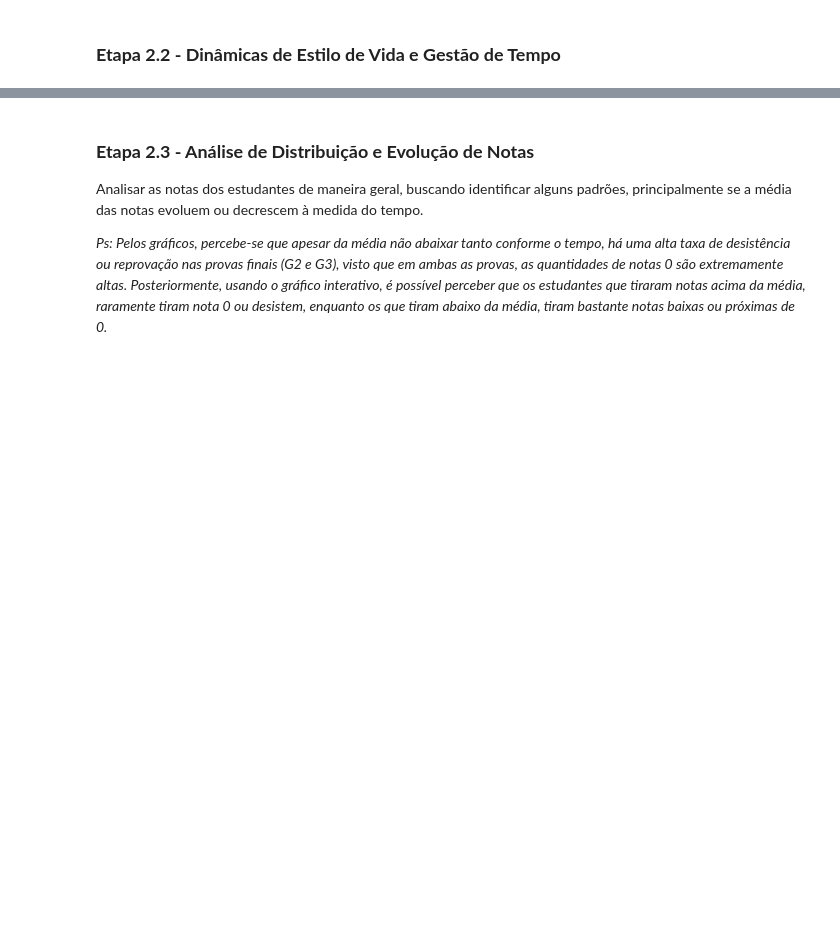
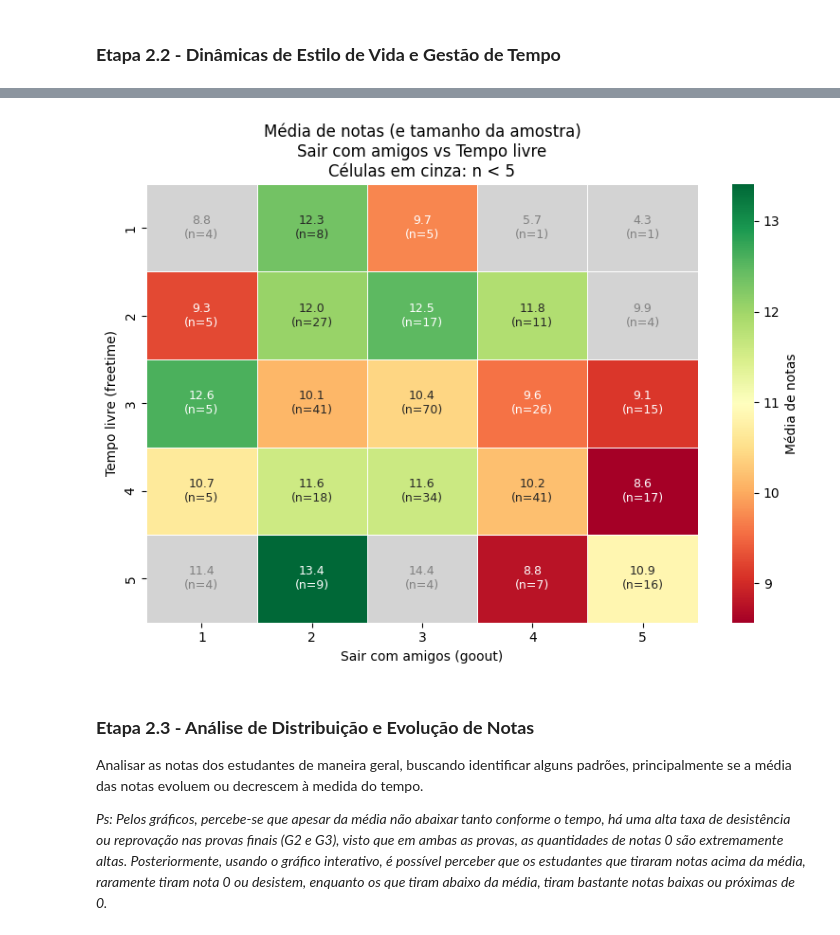
Before and after one commit to felipekenjidev/performance-estudantes, a Jupyter notebook: miniprojetods_performance_estudantes.ipynb, the cells around one changed output, grey strips where cells are left out. Saved outputs shown, nothing was run; the diff lists cells and outputs as text; code cells hidden in the pictures; blank space fills up the shorter version.

```diff
--- a/miniprojetods_performance_estudantes.ipynb
+++ b/miniprojetods_performance_estudantes.ipynb
@@ -804,3 +808,53 @@ Posição | Variável        | Correlação  | Tipo de Impacto
+# %%
+import matplotlib.pyplot as plt
+import seaborn as sns
+
+df['G_mean'] = df[['G1', 'G2', 'G3']].mean(axis=1)
+
+df_pivot_mean = df.groupby(['freetime', 'goout'])['G_mean'].mean().unstack()
+df_pivot_count = df.groupby(['freetime', 'goout'])['G_mean'].count().unstack()
+
+MIN_N = 5
+mask_baixa_amostra = df_pivot_count < MIN_N
+
+labels = df_pivot_mean.round(1).astype(str) + '\n(n=' + df_pivot_count.astype(str) + ')'
+
+fig, ax = plt.subplots(figsize=(8, 6))
+
+# Camada 1: células com amostra suficiente (coloridas normalmente)
+sns.heatmap(
+    df_pivot_mean,
+    ax=ax,
+    cmap='RdYlGn',
+    annot=labels,
+    fmt='',
+    linewidths=0.5,
+    cbar_kws={'label': 'Média de notas'},
+    mask=mask_baixa_amostra,
+    annot_kws={'fontsize': 9}
+)
+
+# Camada 2: células com poucos alunos (cinza, pouco confiáveis)
+sns.heatmap(
+    df_pivot_mean,
+    ax=ax,
+    cmap=['lightgray'],
+    cbar=False,
+    mask=~mask_baixa_amostra,
+    annot=labels,
+    fmt='',
+    linewidths=0.5,
+    annot_kws={'fontsize': 9, 'color': 'gray'}
+)
+
+ax.set_title(f'Média de notas (e tamanho da amostra)\nSair com amigos vs Tempo livre\nCélulas em cinza: n < {MIN_N}')
+ax.set_xlabel('Sair com amigos (goout)')
+ax.set_ylabel('Tempo livre (freetime)')
+
+plt.tight_layout()
+plt.show()
+# %% [output]
+[figure, added]
 # %% [markdown]
 ### **Etapa 2.3 - Análise de Distribuição e Evolução de Notas**
 Analisar as notas dos estudantes de maneira geral, buscando identificar alguns padrões, principalmente se a média das notas evoluem ou decrescem à medida do tempo.
```
Also changed, not shown: parts of 7 cells of this notebook.
